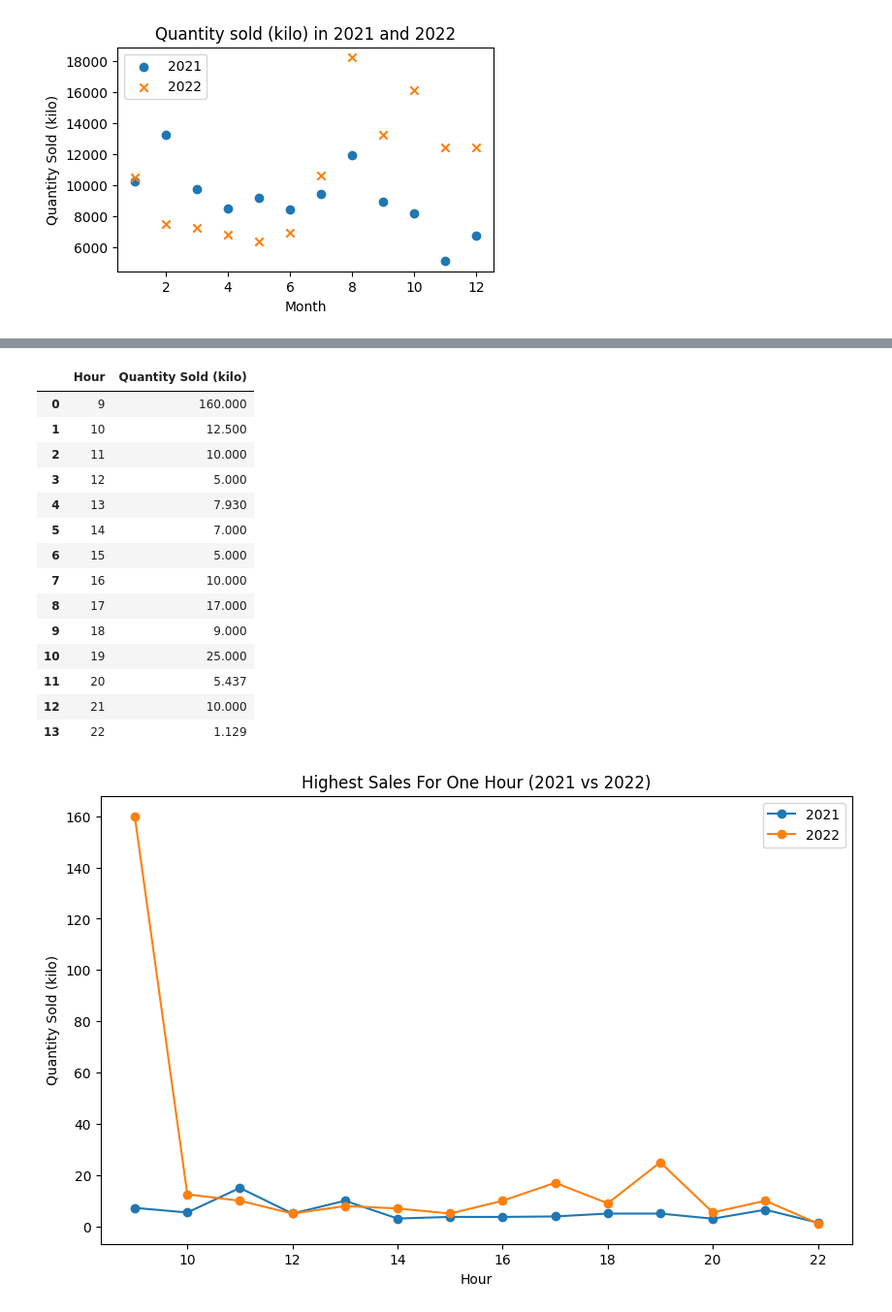
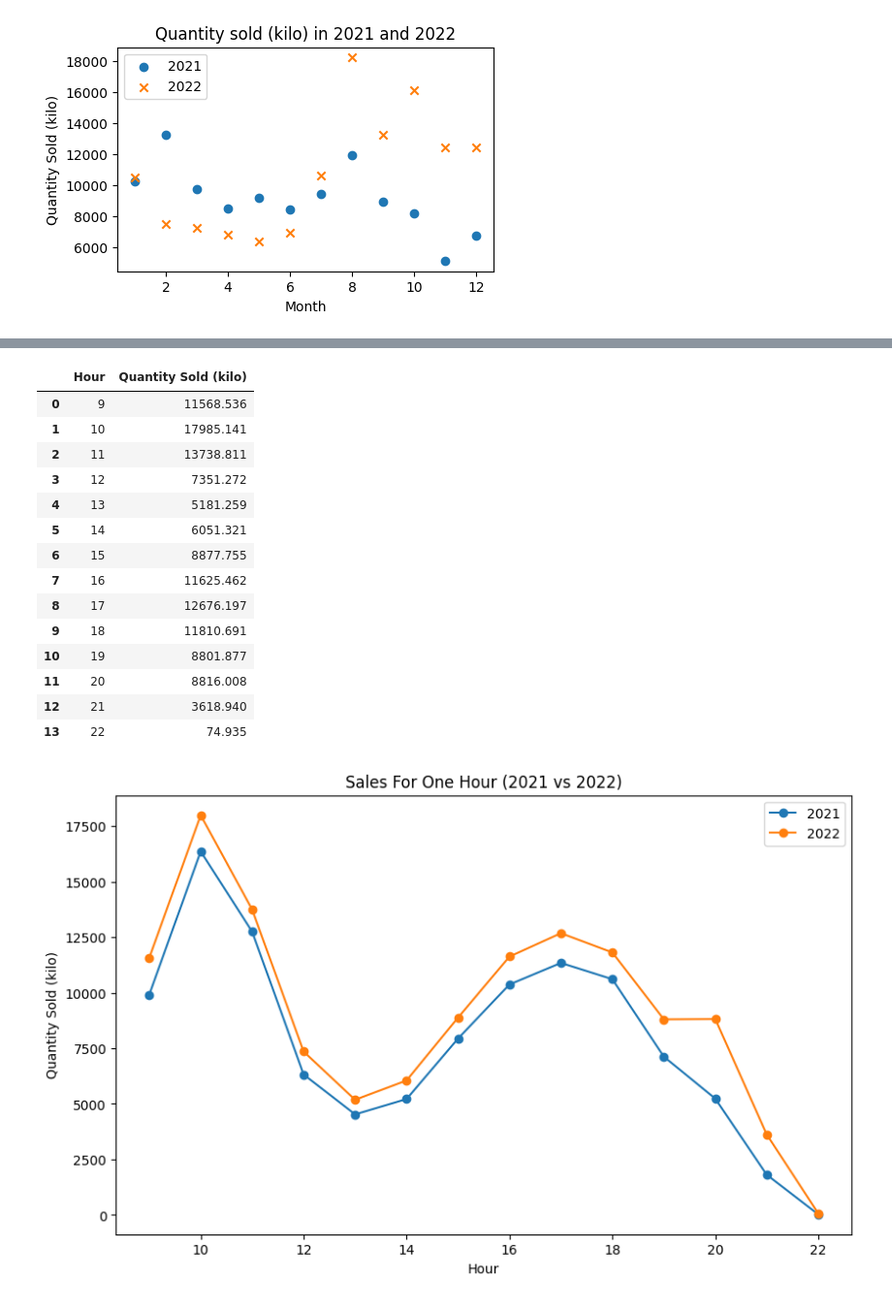
Before and after one commit to RumethSandinu/Project-connexa, a Jupyter notebook: Naveen/preprocessing.ipynb, the cells around one changed output, grey strips where cells are left out. Shown at 97% size. Cells and saved outputs as stored; diff of their text form; code cells hidden in the pictures.

```diff
--- a/Naveen/preprocessing.ipynb
+++ b/Naveen/preprocessing.ipynb
@@ -12,6 +12,6 @@ ds.head()
 | 4 | paopaojiao | capsicum | 2021-01-01 | 09:19:14.842 | 102900005117056 | 0.606 | 18.0 | ... |
 # %%
 # Remove the unnecessary columns
-df = ds.drop(columns=['Unit Selling Price (RMB/kg)','Discount (Yes/No)'])
+df = ds.drop(columns=['Unit Selling Price (RMB/kg)','Discount (Yes/No)','Item Code'])
 df.head(10)
 # %% [output]
@@ -184,7 +225,7 @@ plt.show()
 [figure]
 # %%
 # within the one hour max value of sold quantity sold (kilo) in 2021
-highest_sales_in_day_2021 = df_2021.groupby(pd.to_datetime(df_2021['Time'], format='%H').dt.hour)['Quantity Sold (kilo)'].max().reset_index().rename(columns={"Time": "Hour"})
+highest_sales_in_day_2021 = df_2021.groupby(pd.to_datetime(df_2021['Time'], format='%H').dt.hour)['Quantity Sold (kilo)'].sum().reset_index().rename(columns={"Time": "Hour"})
 highest_sales_in_day_2021
 # %% [output]
 |  | Hour | Quantity Sold (kilo) |
@@ -205,36 +246,36 @@ highest_sales_in_day_2021
 # %%
 # within the one hour max value of sold quantity sold (kilo) in 2022
-highest_sales_in_day_2022 = df_2022.groupby(pd.to_datetime(df_2022['Time'], format='%H').dt.hour)['Quantity Sold (kilo)'].max().reset_index().rename(columns={"Time": "Hour"})
+highest_sales_in_day_2022 = df_2022.groupby(pd.to_datetime(df_2022['Time'], format='%H').dt.hour)['Quantity Sold (kilo)'].sum().reset_index().rename(columns={"Time": "Hour"})
 highest_sales_in_day_2022
 # %% [output]
 |  | Hour | Quantity Sold (kilo) |
-| 0 | 9 | 160.000 |
-| 1 | 10 | 12.500 |
-| 2 | 11 | 10.000 |
-| 3 | 12 | 5.000 |
-| 4 | 13 | 7.930 |
-| 5 | 14 | 7.000 |
-| 6 | 15 | 5.000 |
-| 7 | 16 | 10.000 |
-| 8 | 17 | 17.000 |
-| 9 | 18 | 9.000 |
-| 10 | 19 | 25.000 |
-| 11 | 20 | 5.437 |
-| 12 | 21 | 10.000 |
-| 13 | 22 | 1.129 |
+| 0 | 9 | 11568.536 |
+| 1 | 10 | 17985.141 |
+| 2 | 11 | 13738.811 |
+| 3 | 12 | 7351.272 |
+| 4 | 13 | 5181.259 |
+| 5 | 14 | 6051.321 |
+| 6 | 15 | 8877.755 |
+| 7 | 16 | 11625.462 |
+| 8 | 17 | 12676.197 |
+| 9 | 18 | 11810.691 |
+| 10 | 19 | 8801.877 |
+| 11 | 20 | 8816.008 |
+| 12 | 21 | 3618.940 |
+| 13 | 22 | 74.935 |
 # %%
 # Plot the different between 2021 and 2022 Quantity Sold (kilo) for hour
 import matplotlib.pyplot as plt
 
 # Plotting the difference
 plt.figure(figsize=(10, 6))
 plt.plot(highest_sales_in_day_2021['Hour'], highest_sales_in_day_2021['Quantity Sold (kilo)'], label='2021', marker='o')
 plt.plot(highest_sales_in_day_2022['Hour'], highest_sales_in_day_2022['Quantity Sold (kilo)'], label='2022', marker='o')
 
-plt.title('Highest Sales For One Hour (2021 vs 2022)')
+plt.title('Sales For One Hour (2021 vs 2022)')
 plt.xlabel('Hour')
 plt.ylabel('Quantity Sold (kilo)')
 plt.legend()
 plt.show()
 # %% [output]
-[figure, old version]
+[figure, new version]
```
Also changed, not shown: parts of 14 cells of this notebook, 1 other file.
